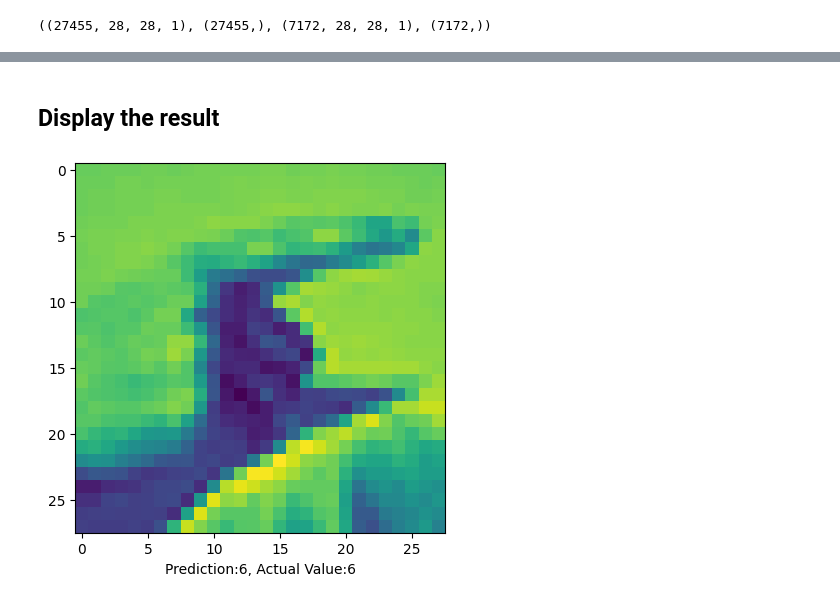
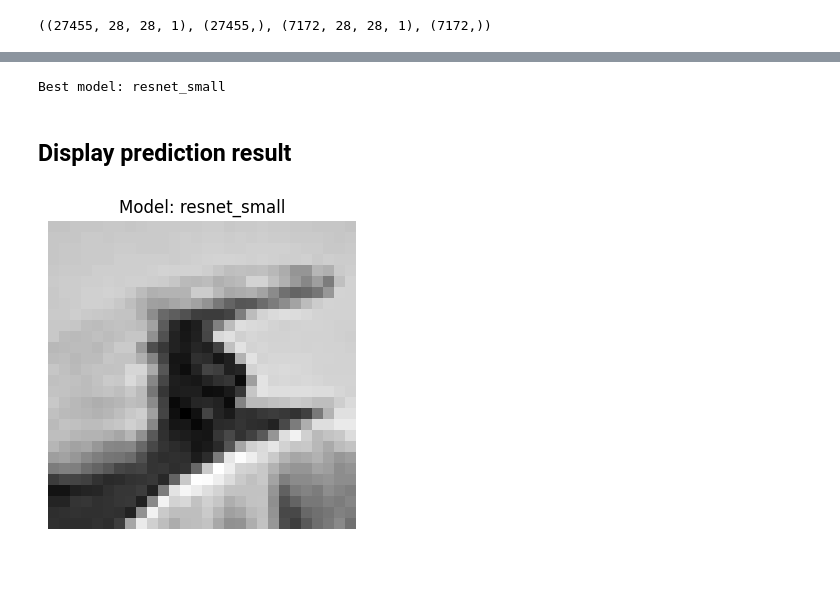
Before and after one commit to ChenxiJiang0828/EECS504-Project-ASL, a Jupyter notebook: Sign_MNIST_CNN.ipynb, the cells around one changed output, grey strips where cells are left out. Drawn from its saved outputs; the diff is of its cells as text; code cells hidden in the pictures; blank space fills up the shorter version.

```diff
--- a/Sign_MNIST_CNN.ipynb
+++ b/Sign_MNIST_CNN.ipynb
@@ -32,15 +40,13 @@ validData = pd.read_csv(VALID_PATH)
 # %%
-x_train = np.array(trainData.drop(columns=['label']))
-y_train = np.array(trainData['label'])
-x_valid = np.array(validData.drop(columns=['label']))
-y_valid = np.array(validData['label'])
+x_train = np.array(trainData.drop(columns=['label']), dtype=np.float32)
+y_train = np.array(trainData['label'], dtype=np.int32)
+x_valid = np.array(validData.drop(columns=['label']), dtype=np.float32)
+y_valid = np.array(validData['label'], dtype=np.int32)
 # %% [markdown]
 ## Scaling the data for computational efficiency
 # %%
-x_train = x_train.reshape(len(x_train),28,28,1)
-x_train = x_train/255.0
-x_valid = x_valid.reshape(len(x_valid),28,28,1)
-x_valid = x_valid/255.0
+x_train = x_train.reshape(len(x_train), 28, 28, 1) / 255.0
+x_valid = x_valid.reshape(len(x_valid), 28, 28, 1) / 255.0
 
 x_train.shape, y_train.shape, x_valid.shape, y_valid.shape
 # %% [output]
@@ -98,8 +228,22 @@ prediction = model.predict(testImage.reshape(-1,28,28,1)) #Model takes input as
+# %%
+best_model_name = results_df.loc[0, 'model']
+model = trained_models[best_model_name]
+model.save(f'sign_language_{best_model_name}.keras')
+print(f'Best model: {best_model_name}')
+
+sample_idx = 0
+testImage = x_valid[sample_idx]
+prediction = model.predict(testImage.reshape(-1, 28, 28, 1), verbose=0)
+# %% [output]
+Best model: resnet_small
 # %% [markdown]
-## Display the result
+## Display prediction result
 # %%
-plt.imshow(testImage.reshape(28, 28)) #plt.imshow() requires a 2D array, so we reshape the input
-plt.xlabel(f"Prediction:{np.argmax(prediction)}, Actual Value:{y_valid[0]}")
+plt.figure(figsize=(4, 4))
+plt.imshow(testImage.reshape(28, 28), cmap='gray')
+plt.title(f'Model: {best_model_name}')
+plt.xlabel(f'Prediction: {np.argmax(prediction)}, Actual: {y_valid[sample_idx]}')
+plt.axis('off')
 plt.show()
 # %% [output]
-[figure, old version]
+[figure, new version]
```
Also changed, not shown: parts of 22 cells of this notebook, 1 other file.
